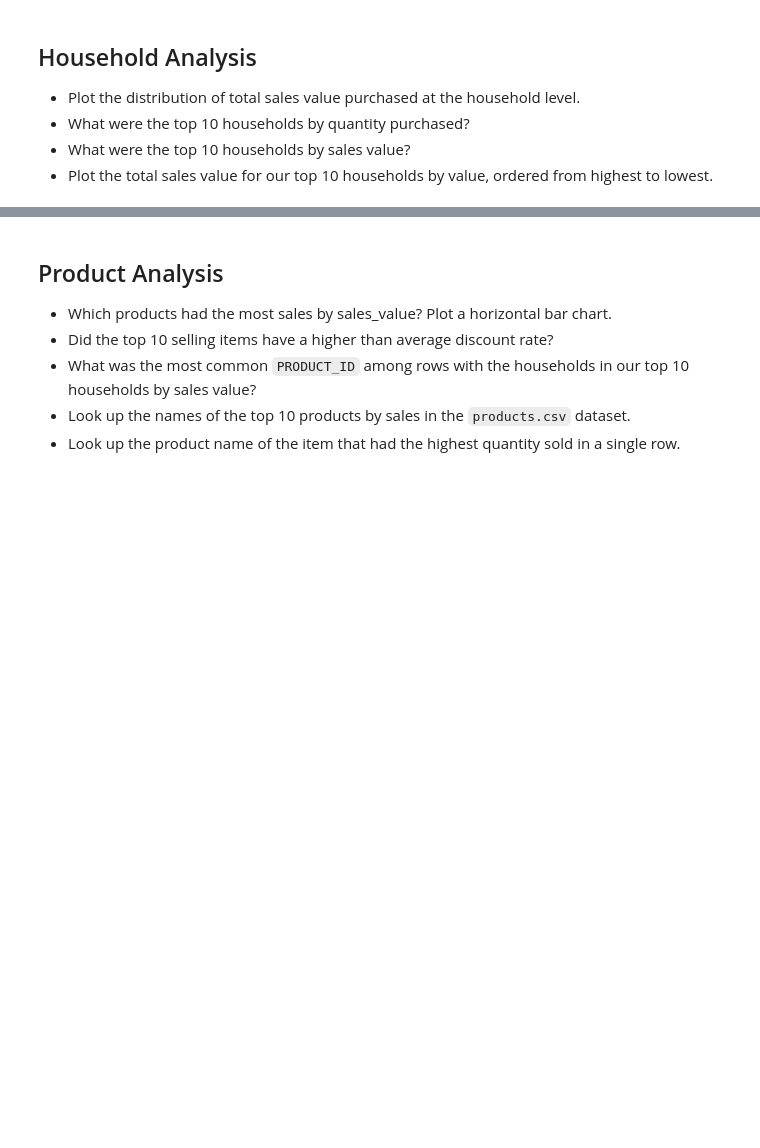
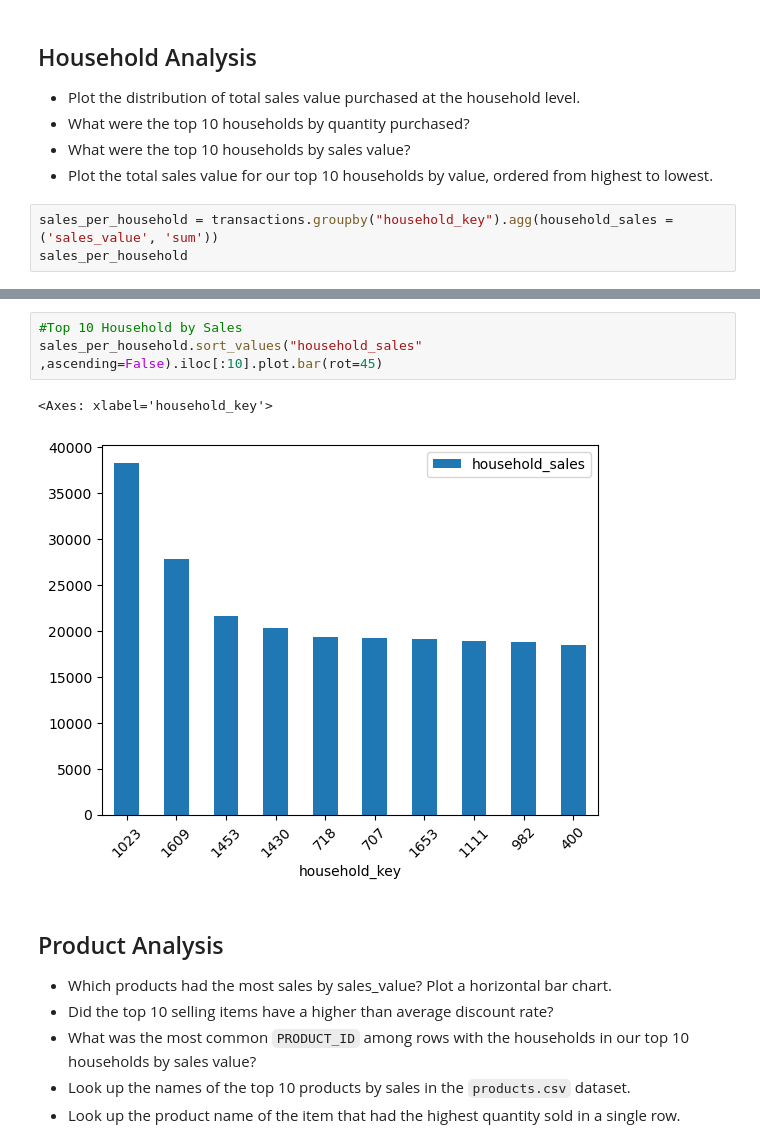
Before and after one commit to atsianis/Sales-Analysis-w-Pandas, a Jupyter notebook: section06_midcourse_project.ipynb, the cells around one changed output, grey strips where cells are left out. Cells and saved outputs as stored; diff of their text form; blank space fills up the shorter version.

```diff
--- a/section06_midcourse_project.ipynb
+++ b/section06_midcourse_project.ipynb
@@ -256,3 +256,6 @@ avg_sales_per_house.round(2)
 * What were the top 10 households by quantity purchased?
 * What were the top 10 households by sales value?
 * Plot the total sales value for our top 10 households by value, ordered from highest to lowest.
+# %%
+sales_per_household = transactions.groupby("household_key").agg(household_sales = ('sales_value', 'sum'))
+sales_per_household
@@ -259,3 +277,9 @@ avg_sales_per_house.round(2)
+# %%
+#Top 10 Household by Sales
+sales_per_household.sort_values("household_sales" ,ascending=False).iloc[:10].plot.bar(rot=45)
+# %% [output]
+<Axes: xlabel='household_key'>
+[figure, added]
 # %% [markdown]
 ## Product Analysis
 
```
Also changed, not shown: parts of 2 cells of this notebook.
